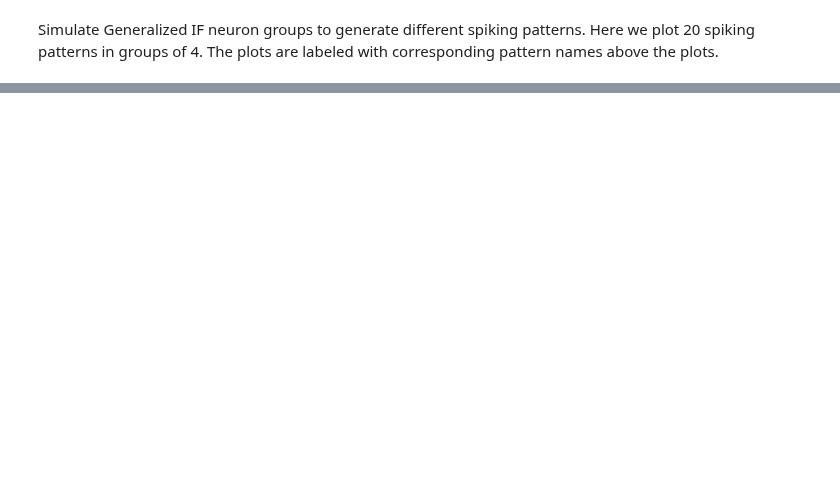
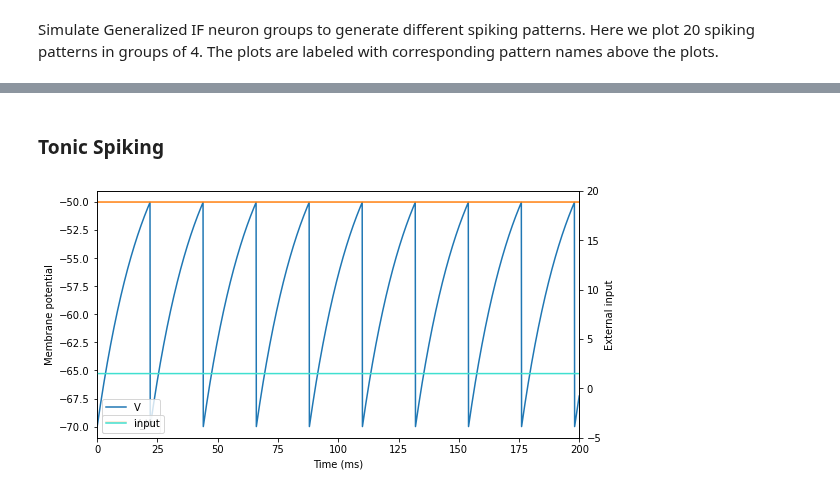
Before and after one commit to quanpeng0/BrainModels, a Jupyter notebook: docs/examples/neurons/Niebur_2009_GIF.ipynb, the cells around one changed output, grey strips where cells are left out. Cells and saved outputs as stored; diff of their text form; code cells hidden in the pictures; blank space fills up the shorter version.

```diff
--- a/docs/examples/neurons/Niebur_2009_GIF.ipynb
+++ b/docs/examples/neurons/Niebur_2009_GIF.ipynb
@@ -227,0 +61,8 @@ Running GIF neuron neu with mode 'spike_latency'
+# %% [markdown]
+### Tonic Spiking
+# %%
+Iext, duration = bp.inputs.constant_current([(1.5, 200.)])
+neu = brainmodels.neurons.GIF(1, monitors=['V', 'V_th'])
+run(neu, duration, Iext)
+# %% [output]
+[figure, added]
```
Also changed, not shown: parts of 46 cells of this notebook, 32 other files.
